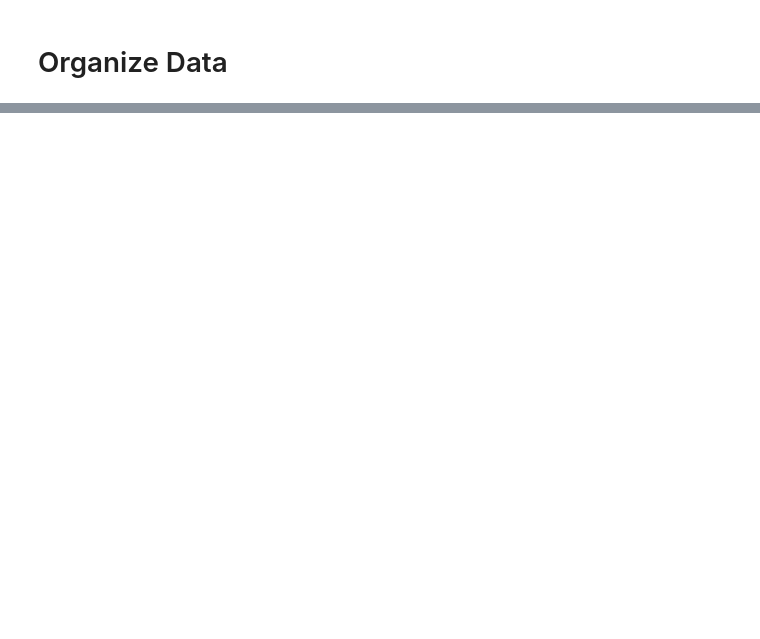
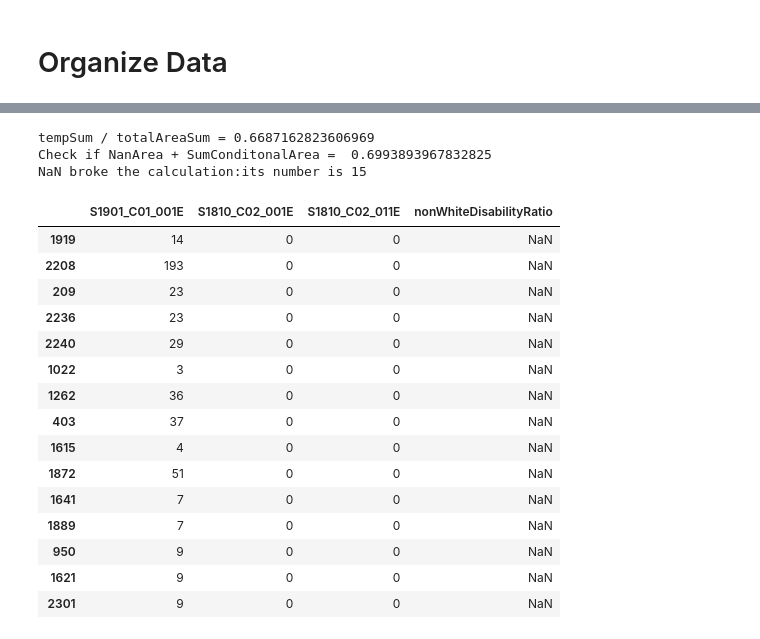
Before and after one commit to tako8888/project1_wheelchair, a Jupyter notebook: data/YT_analysis2_changeMerge.ipynb, the cells around one changed output, grey strips where cells are left out. Drawn from its saved outputs; the diff is of its cells as text; code cells hidden in the pictures; blank space fills up the shorter version.

```diff
--- a/data/YT_analysis2_changeMerge.ipynb
+++ b/data/YT_analysis2_changeMerge.ipynb
@@ -498,0 +766,43 @@ df['DepArea'].sum() / df['Shape_Area']
+# %%
+##Debug for the below code, why not 1???######################
+(nonWhiteDisabilityHighArea['areaTotalSum'] + nonWhiteDisabilityLowArea['areaTotalSum'])/totalAreaSum # 0.9693268855774144
+
+nonWhiteDisabilityLow = df['nonWhiteDisabilityRatio'] <= 0.3
+nonWhiteDisabilityHigh = df['nonWhiteDisabilityRatio'] > 0.7
+
+tempWhiteLow = df[nonWhiteDisabilityLow]['Shape_Area']
+tempWhiteHigh = df[nonWhiteDisabilityHigh]['Shape_Area']
+tempSum = df[nonWhiteDisabilityLow]['Shape_Area'].sum() + df[nonWhiteDisabilityHigh]['Shape_Area'].sum()
+print('tempSum / totalAreaSum =', tempSum / totalAreaSum)
+
+tempNaN = df[df['nonWhiteDisabilityRatio'].isna()]
+tempNaNArea = tempNaN['Shape_Area'].sum()
+
+print('Check if NanArea + SumConditonalArea = ', (tempNaNArea + tempSum)/totalAreaSum)
+print('NaN broke the calculation:its number is', len(tempNaN))
+
+
+importantColumns = ['S1901_C01_001E', 'S1810_C02_001E', 'S1810_C02_011E', 'nonWhiteDisabilityRatio']
+tempNaN[importantColumns].sort_values(by='S1901_C01_001E')
+
+# There are 15 cases where 0 devided 0. Ignore these execeptions.
+# %% [output]
+tempSum / totalAreaSum = 0.6687162823606969
+Check if NanArea + SumConditonalArea =  0.6993893967832825
+NaN broke the calculation:its number is 15
+|  | S1901_C01_001E | S1810_C02_001E | S1810_C02_011E | nonWhiteDisabilityRatio |
+| 1919 | 14 | 0 | 0 | NaN |
+| 2208 | 193 | 0 | 0 | NaN |
+| 209 | 23 | 0 | 0 | NaN |
+| 2236 | 23 | 0 | 0 | NaN |
+| 2240 | 29 | 0 | 0 | NaN |
+| 1022 | 3 | 0 | 0 | NaN |
+| 1262 | 36 | 0 | 0 | NaN |
+| 403 | 37 | 0 | 0 | NaN |
+| 1615 | 4 | 0 | 0 | NaN |
+| 1872 | 51 | 0 | 0 | NaN |
+| 1641 | 7 | 0 | 0 | NaN |
+| 1889 | 7 | 0 | 0 | NaN |
+| 950 | 9 | 0 | 0 | NaN |
+| 1621 | 9 | 0 | 0 | NaN |
+| 2301 | 9 | 0 | 0 | NaN |
```
Also changed, not shown: parts of 42 cells of this notebook, 48 other files.
